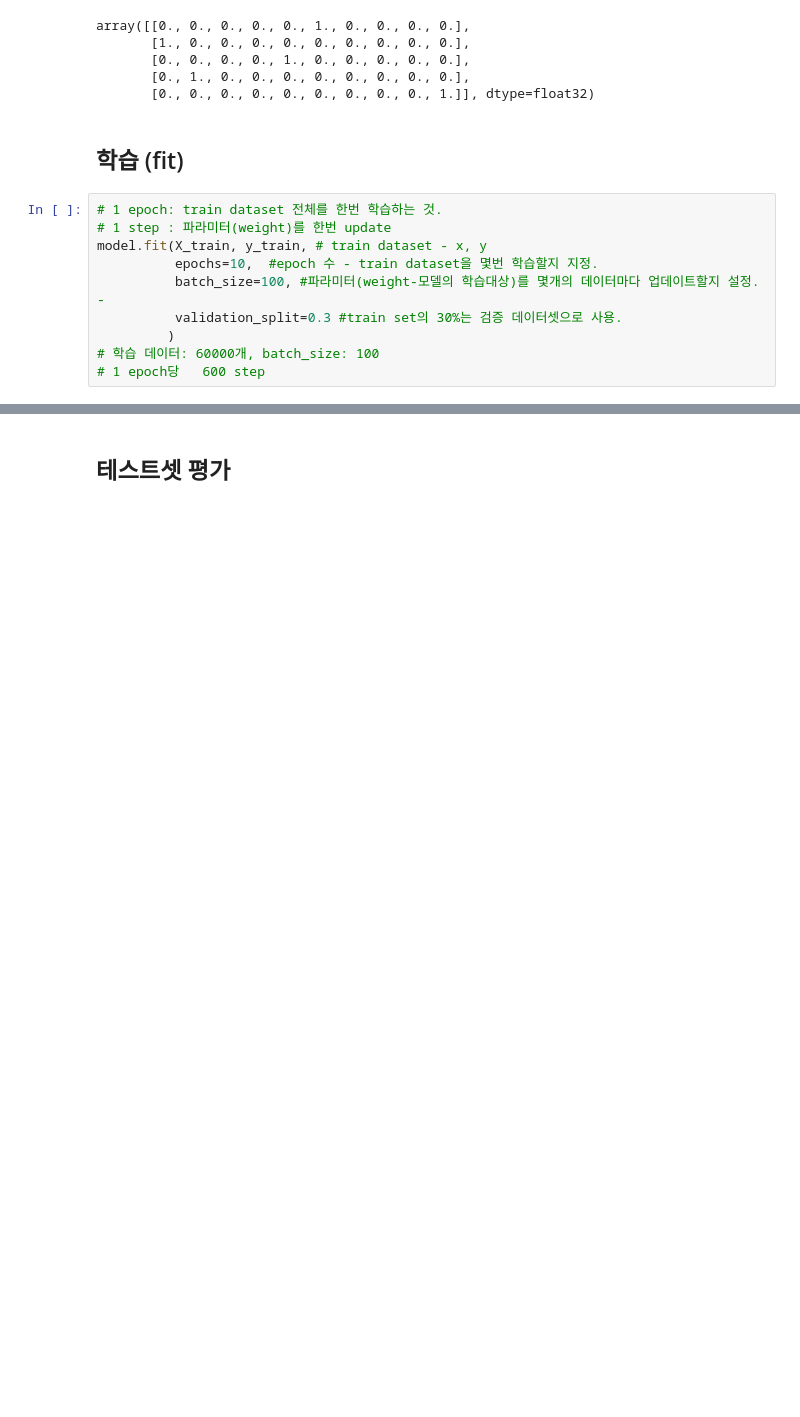
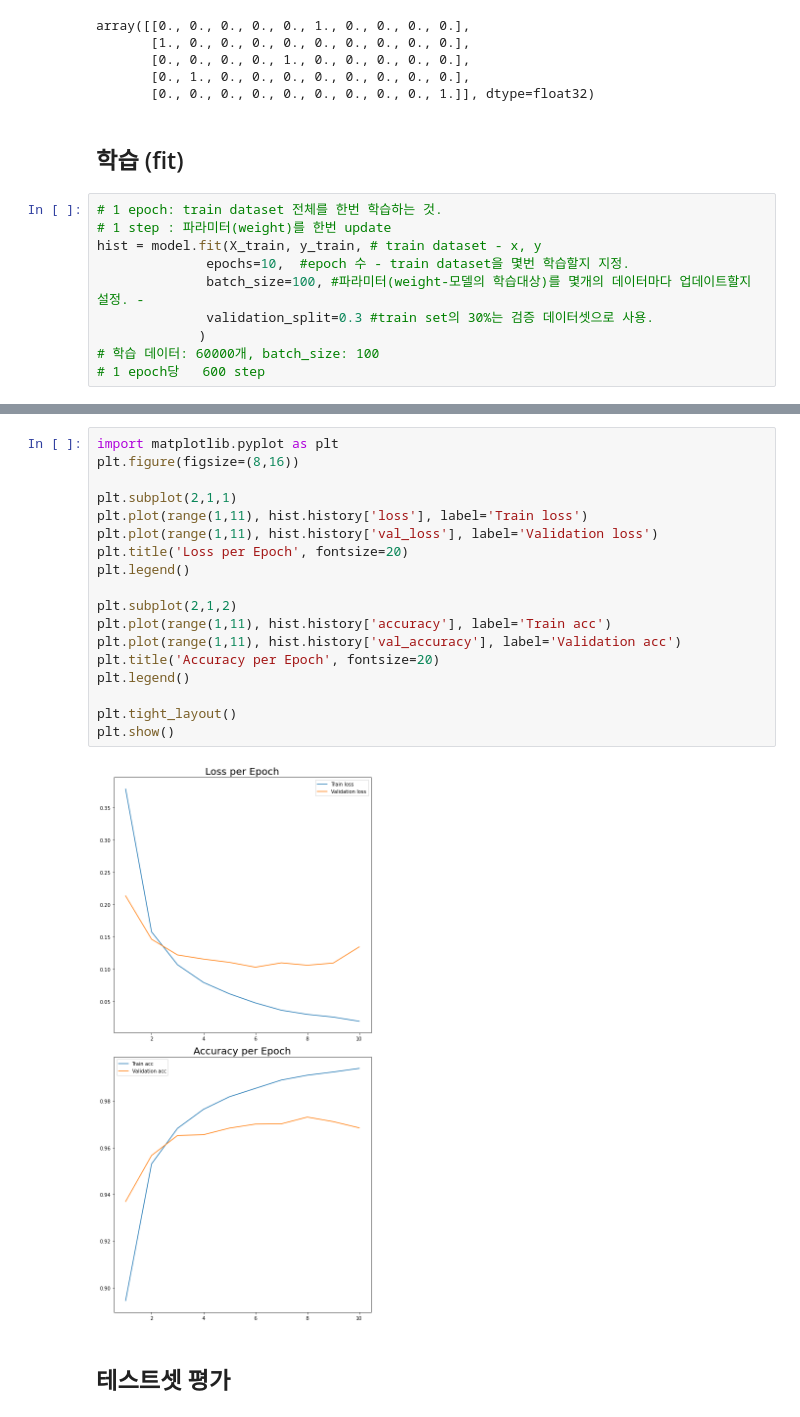
Before and after one commit to purple-cabbage0030/class_review, a Jupyter notebook: 13.deepLearning/02_첫번째 딥러닝-MLP 구현.ipynb, the cells around one changed output, grey strips where cells are left out. Drawn from its saved outputs; the diff is of its cells as text; blank space fills up the shorter version.

```diff
--- a/13.deepLearning/02_첫번째 딥러닝-MLP 구현.ipynb
+++ b/13.deepLearning/02_첫번째 딥러닝-MLP 구현.ipynb
@@ -180,11 +184,11 @@ array([[0., 0., 0., 0., 0., 1., 0., 0., 0., 0.],
 # %%
 # 1 epoch: train dataset 전체를 한번 학습하는 것.
 # 1 step : 파라미터(weight)를 한번 update
-model.fit(X_train, y_train, # train dataset - x, y
-          epochs=10,  #epoch 수 - train dataset을 몇번 학습할지 지정.
-          batch_size=100, #파라미터(weight-모델의 학습대상)를 몇개의 데이터마다 업데이트할지 설정. -
-          validation_split=0.3 #train set의 30%는 검증 데이터셋으로 사용.
-         )
+hist = model.fit(X_train, y_train, # train dataset - x, y
+              epochs=10,  #epoch 수 - train dataset을 몇번 학습할지 지정.
+              batch_size=100, #파라미터(weight-모델의 학습대상)를 몇개의 데이터마다 업데이트할지 설정. -
+              validation_split=0.3 #train set의 30%는 검증 데이터셋으로 사용.
+             )
 # 학습 데이터: 60000개, batch_size: 100
 # 1 epoch당   600 step
 # %% [output]
@@ -212,2 +237,22 @@ Epoch 10/10
+# %%
+import matplotlib.pyplot as plt
+plt.figure(figsize=(8,16))
+
+plt.subplot(2,1,1)
+plt.plot(range(1,11), hist.history['loss'], label='Train loss')
+plt.plot(range(1,11), hist.history['val_loss'], label='Validation loss')
+plt.title('Loss per Epoch', fontsize=20)
+plt.legend()
+
+plt.subplot(2,1,2)
+plt.plot(range(1,11), hist.history['accuracy'], label='Train acc')
+plt.plot(range(1,11), hist.history['val_accuracy'], label='Validation acc')
+plt.title('Accuracy per Epoch', fontsize=20)
+plt.legend()
+
+plt.tight_layout()
+plt.show()
+# %% [output]
+[figure, added]
 # %% [markdown]
 ## 테스트셋 평가
```
Also changed, not shown: parts of 16 cells of this notebook.
